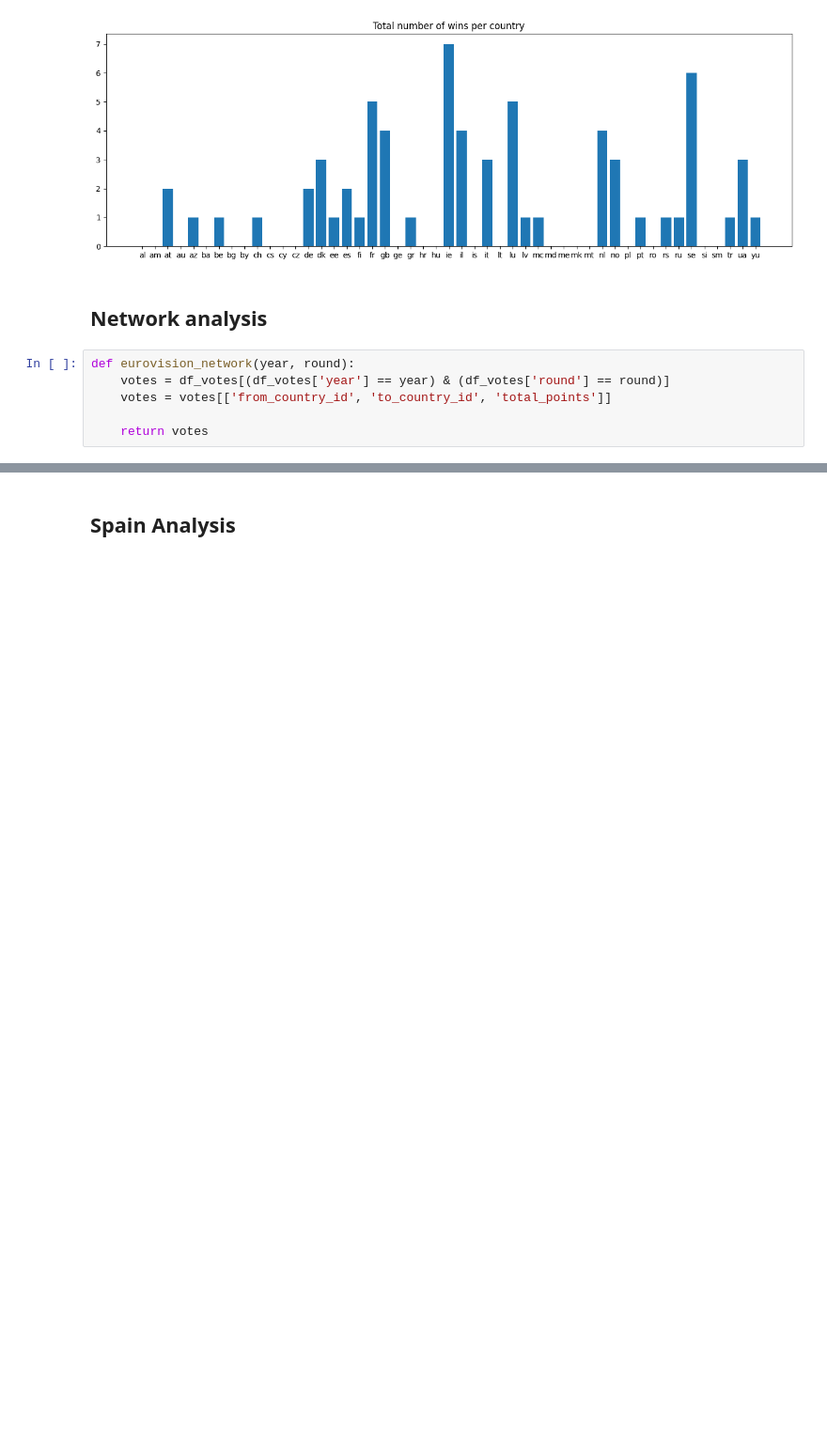
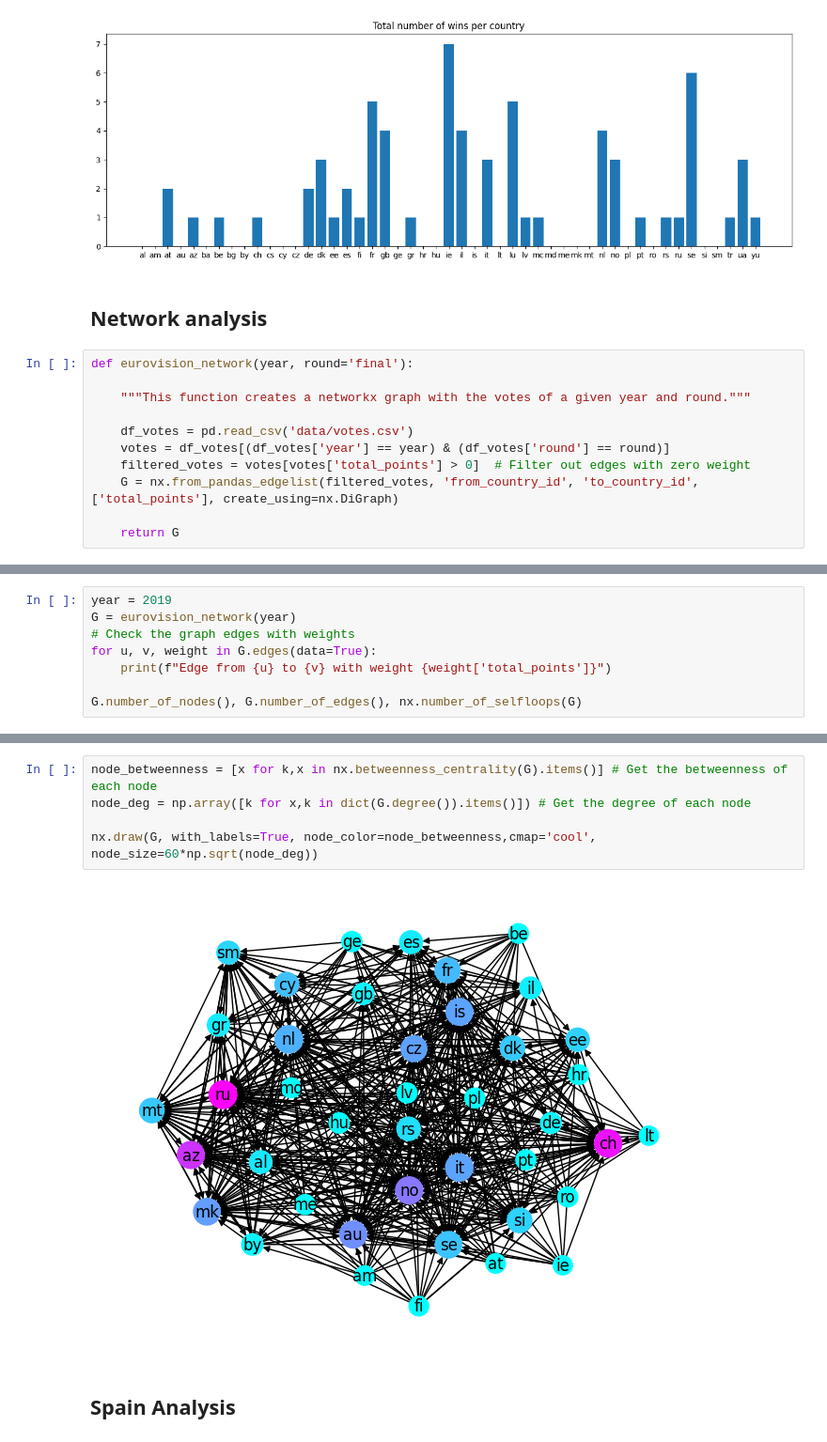
Before and after one commit to Mate1Coll/Eurovision_Contest_Analysis, a Jupyter notebook: test.ipynb, the cells around one changed output, grey strips where cells are left out. Shown at 94% size. Cells and saved outputs as stored; diff of their text form; blank space fills up the shorter version.

```diff
--- a/test.ipynb
+++ b/test.ipynb
@@ -145,8 +145,13 @@ plt.show()
 # %% [markdown]
 ## Network analysis
 # %%
-def eurovision_network(year, round):
+def eurovision_network(year, round='final'):
+
+    """This function creates a networkx graph with the votes of a given year and round."""
+
+    df_votes = pd.read_csv('data/votes.csv')
     votes = df_votes[(df_votes['year'] == year) & (df_votes['round'] == round)]
-    votes = votes[['from_country_id', 'to_country_id', 'total_points']]
+    filtered_votes = votes[votes['total_points'] > 0]  # Filter out edges with zero weight
+    G = nx.from_pandas_edgelist(filtered_votes, 'from_country_id', 'to_country_id', ['total_points'], create_using=nx.DiGraph)
 
-    return votes
+    return G
@@ -154,0 +158,8 @@ year = 2021
+# %%
+year = 2019
+G = eurovision_network(year)
+# Check the graph edges with weights
+for u, v, weight in G.edges(data=True):
+    print(f"Edge from {u} to {v} with weight {weight['total_points']}")
+
+G.number_of_nodes(), G.number_of_edges(), nx.number_of_selfloops(G)
@@ -155,2 +185,9 @@ year = 2021
+# %%
+node_betweenness = [x for k,x in nx.betweenness_centrality(G).items()] # Get the betweenness of each node
+node_deg = np.array([k for x,k in dict(G.degree()).items()]) # Get the degree of each node
+
+nx.draw(G, with_labels=True, node_color=node_betweenness,cmap='cool', node_size=60*np.sqrt(node_deg))
+# %% [output]
+[figure, added]
 # %% [markdown]
 ## Spain Analysis
```
Also changed, not shown: parts of 2 cells of this notebook, 5 other files.
